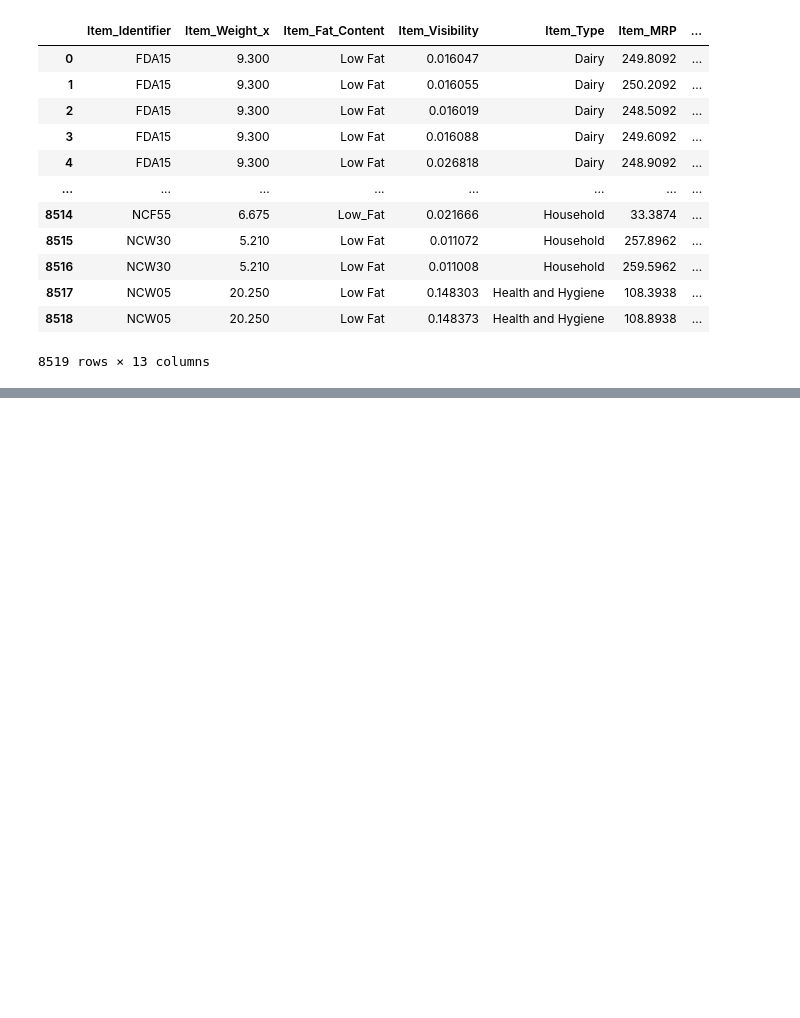
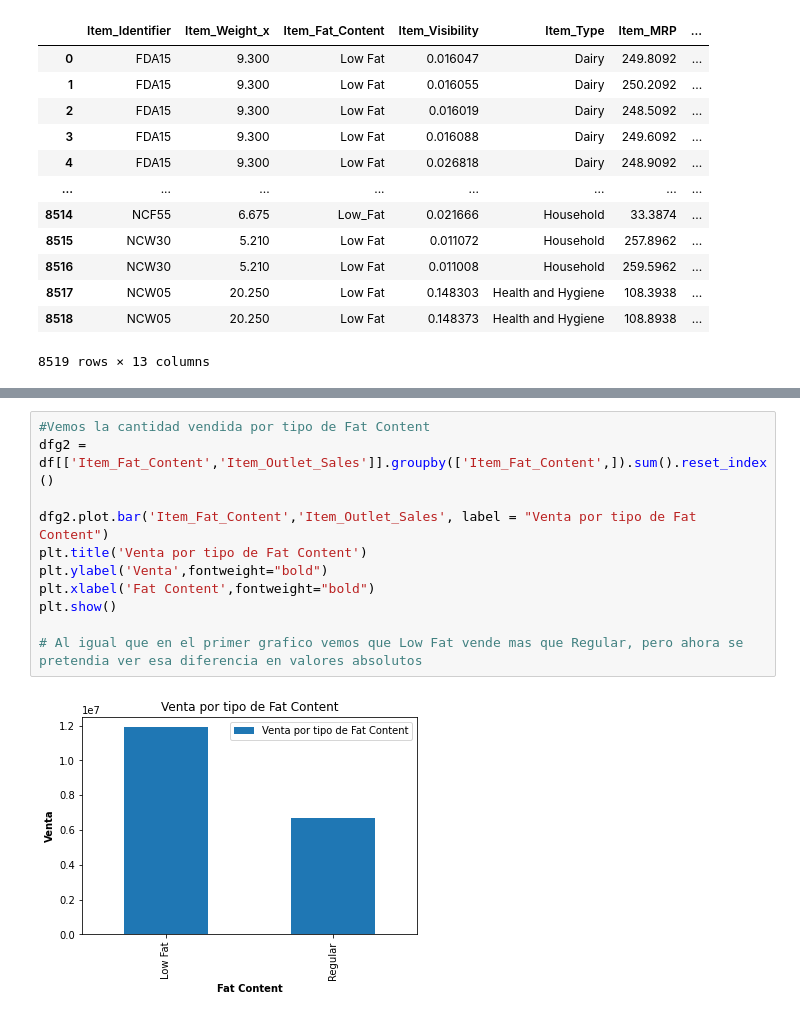
Before and after one commit to Sebastian-Wright/Prediccion-de-ventas-para-productos-alimenticios, a Jupyter notebook: Proyecto1Parte2.ipynb, the cells around one changed output, grey strips where cells are left out. Cells and saved outputs as stored; diff of their text form; blank space fills up the shorter version.

```diff
--- a/Proyecto1Parte2.ipynb
+++ b/Proyecto1Parte2.ipynb
@@ -211,0 +276,13 @@ df_2
+# %%
+#Vemos la cantidad vendida por tipo de Fat Content
+dfg2 = df[['Item_Fat_Content','Item_Outlet_Sales']].groupby(['Item_Fat_Content',]).sum().reset_index()
+
+dfg2.plot.bar('Item_Fat_Content','Item_Outlet_Sales', label = "Venta por tipo de Fat Content")
+plt.title('Venta por tipo de Fat Content')
+plt.ylabel('Venta',fontweight="bold")
+plt.xlabel('Fat Content',fontweight="bold")
+plt.show()
+
+# Al igual que en el primer grafico vemos que Low Fat vende mas que Regular, pero ahora se pretendia ver esa diferencia en valores absolutos
+# %% [output]
+[figure, added]
```
Also changed, not shown: parts of 17 cells of this notebook.
